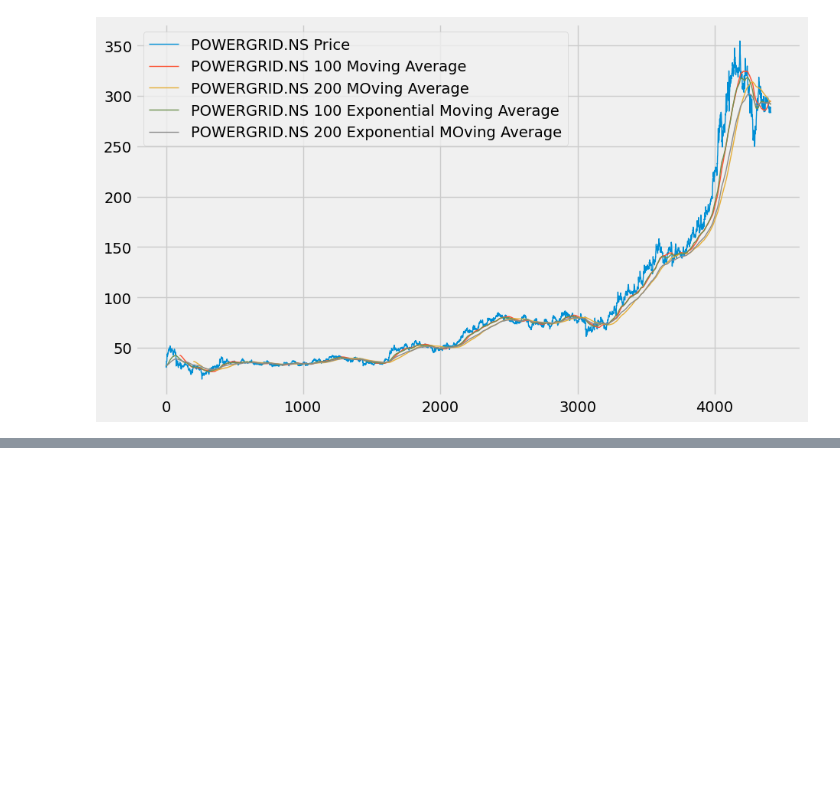
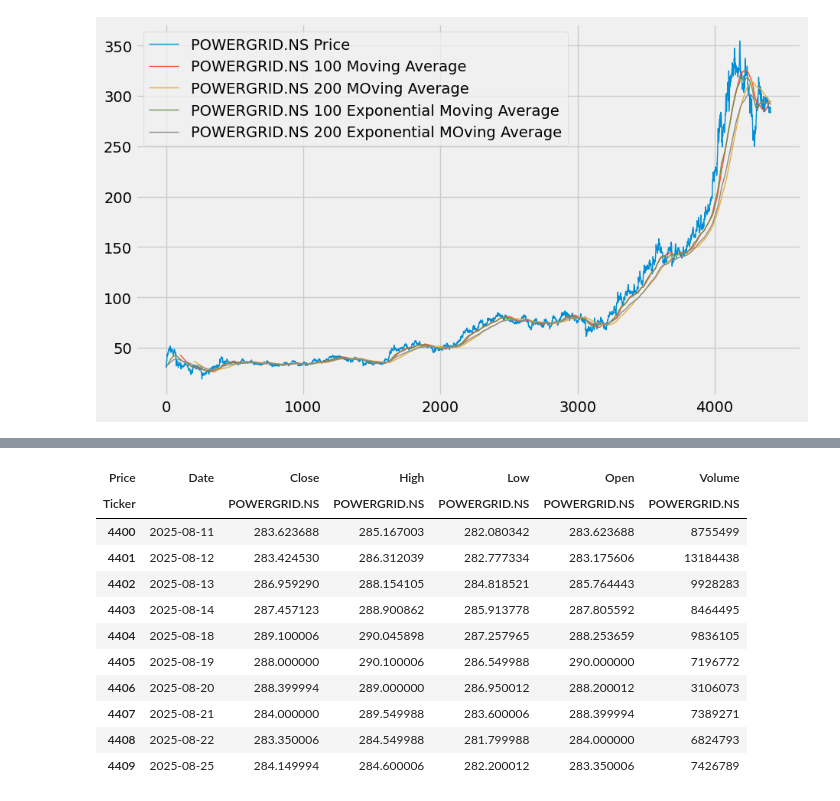
Before and after one commit to kamijoseph/LSTM-Stocks-Price, a Jupyter notebook: notebooks/main.ipynb, the cells around one changed output, grey strips where cells are left out. Drawn from its saved outputs; the diff is of its cells as text; code cells hidden in the pictures; blank space fills up the shorter version.

```diff
--- a/notebooks/main.ipynb
+++ b/notebooks/main.ipynb
@@ -435,0 +455,15 @@ plt.show()
+# %%
+df.tail(10)
+# %% [output]
+| Price | Date | Close | High | Low | Open | Volume |
+| Ticker |  | POWERGRID.NS | POWERGRID.NS | POWERGRID.NS | POWERGRID.NS | POWERGRID.NS |
+| 4400 | 2025-08-11 | 283.623688 | 285.167003 | 282.080342 | 283.623688 | 8755499 |
+| 4401 | 2025-08-12 | 283.424530 | 286.312039 | 282.777334 | 283.175606 | 13184438 |
+| 4402 | 2025-08-13 | 286.959290 | 288.154105 | 284.818521 | 285.764443 | 9928283 |
+| 4403 | 2025-08-14 | 287.457123 | 288.900862 | 285.913778 | 287.805592 | 8464495 |
+| 4404 | 2025-08-18 | 289.100006 | 290.045898 | 287.257965 | 288.253659 | 9836105 |
+| 4405 | 2025-08-19 | 288.000000 | 290.100006 | 286.549988 | 290.000000 | 7196772 |
+| 4406 | 2025-08-20 | 288.399994 | 289.000000 | 286.950012 | 288.200012 | 3106073 |
+| 4407 | 2025-08-21 | 284.000000 | 289.549988 | 283.600006 | 288.399994 | 7389271 |
+| 4408 | 2025-08-22 | 283.350006 | 284.549988 | 281.799988 | 284.000000 | 6824793 |
+| 4409 | 2025-08-25 | 284.149994 | 284.600006 | 282.200012 | 283.350006 | 7426789 |
```
Also changed, not shown: parts of 11 cells of this notebook.
